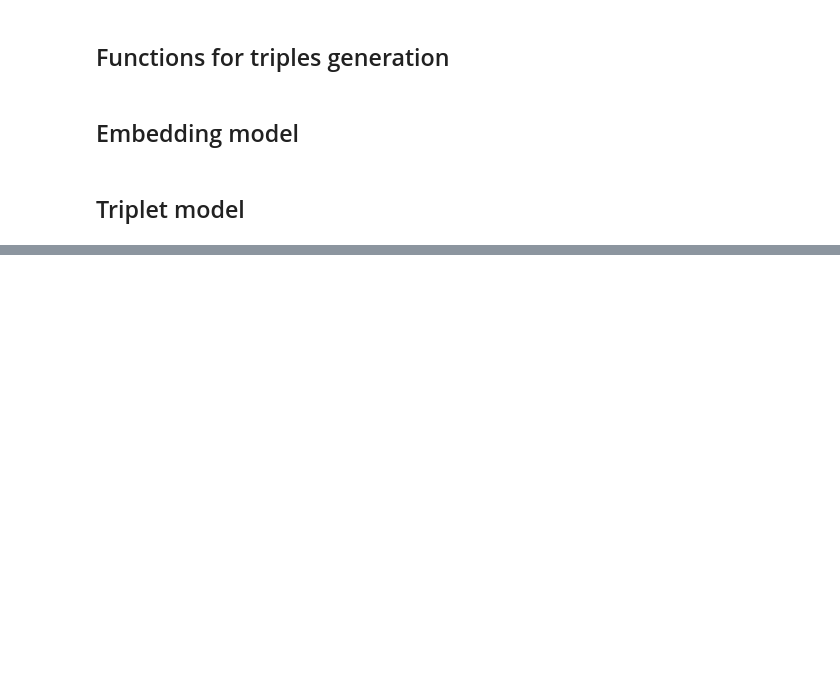
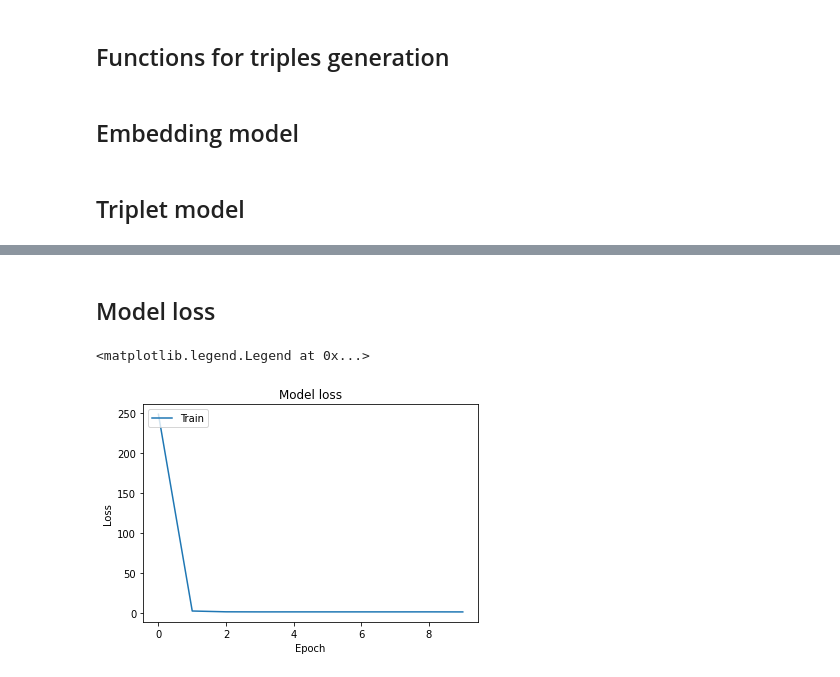
Before and after one commit to ArtemAvanesov/Face-recognition, a Jupyter notebook: face_recognition.ipynb, the cells around one changed output, grey strips where cells are left out. Drawn from its saved outputs; the diff is of its cells as text; code cells hidden in the pictures; blank space fills up the shorter version.

```diff
--- a/face_recognition.ipynb
+++ b/face_recognition.ipynb
@@ -419,12 +416,13 @@ def triplet_loss(anchor, positive, negative):
 ## Reading data for training
 # %%
 readed = np.load(folder_for_metadata +'/metadata.npz')
+metadata = readed["metadata"]
 
 x = []
 pbar = ProgressBar(maxval=len(metadata))
 pbar.start()
 progress = 0
-for i in range(0,2000,1):
+for i in range(0,len(metadata),1):
   if(metadata[i,3] == "male"):
     img = io.imread(folder_for_croped_actors + "/" + str(metadata[i,0]) + ".jpg")
     x.append(img)
@@ -434,7 +432,3 @@ for i in range(0,2000,1):
   pbar.update(progress)
   progress+=1
 pbar.finish()
-
-y = readed['metadata'][:,1]
-y = y[:2000]
-y = np.array(y, dtype='int64')
@@ -443,4 +435,8 @@ y = np.array(y, dtype='int64')
 # %%
+y = metadata[:,1]
+y = np.array(y, dtype='int64')
+x = np.array(x, dtype='int64')
+
 np.savez(folder_for_metadata +'/x', x=x)
 np.savez(folder_for_metadata +'/y', y=y)
 # %% [markdown]
@@ -448,8 +444,13 @@ np.savez(folder_for_metadata +'/y', y=y)
 # %%
 def get_triples_indices(grouped, n):
     num_classes = len(grouped)
-    positive_labels = np.random.randint(0, num_classes, size=n)
-    negative_labels = (np.random.randint(1, num_classes, size=n) + positive_labels) % num_classes
+    list_labels = list(grouped.keys())
+    pairs = []
+    for i in range(0,n,1):
+      pairs.append(np.random.choice(list_labels, size=2, replace = False))
+    pairs = np.array(pairs)
+    positive_labels = pairs[:,0]
+    negative_labels = pairs[:,1]
     triples_indices = []
     for positive_label, negative_label in zip(positive_labels, negative_labels):
         negative = np.random.choice(grouped[negative_label])
@@ -517,0 +540,11 @@ triplet_model.save('triplet.h5')
+# %% [markdown]
+## Model loss
+# %%
+plt.plot(history.history['loss'])
+plt.title('Model loss')
+plt.ylabel('Loss')
+plt.xlabel('Epoch')
+plt.legend(['Train', loc='upper left')
+# %% [output]
+<matplotlib.legend.Legend at 0x...>
+[figure, added]
```
Also changed, not shown: parts of 8 cells of this notebook.
